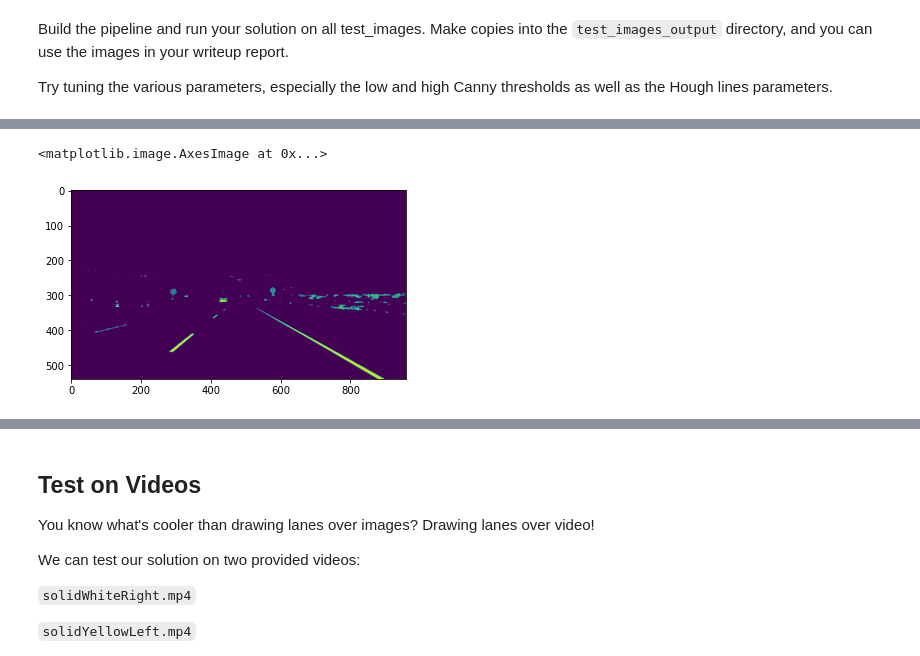
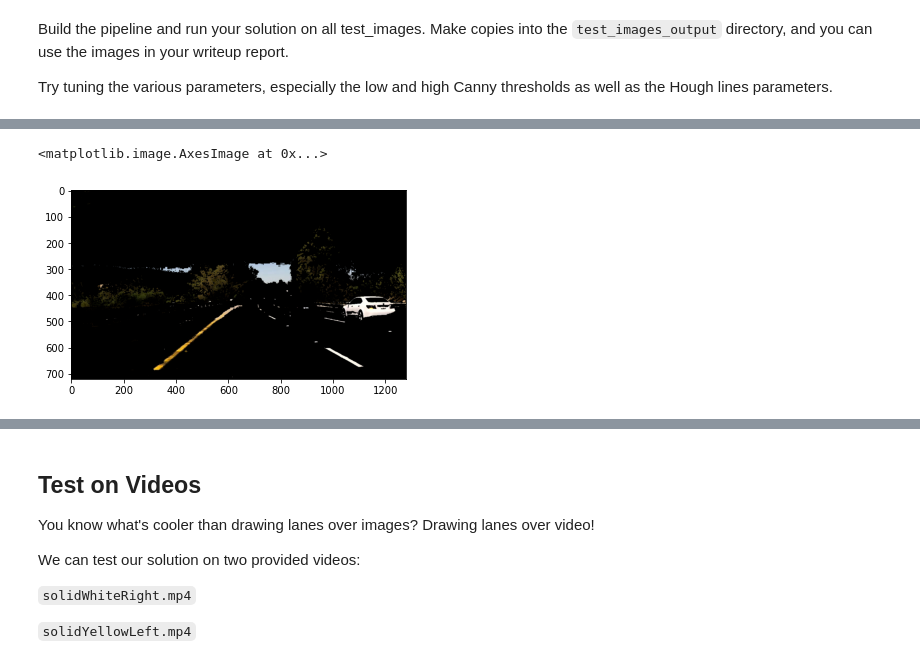
Before and after one commit to Zong-Yue/CarND-LaneLines-P1, a Jupyter notebook: P1.ipynb, the cells around one changed output, grey strips where cells are left out. Drawn from its saved outputs; the diff is of its cells as text; code cells hidden in the pictures.

```diff
--- a/P1.ipynb
+++ b/P1.ipynb
@@ -262,9 +376,9 @@ Try tuning the various parameters, especially the low and high Canny thresholds
 # %%
 # TODO: Build your pipeline that will draw lane lines on the test_images
 whiteYellowImage = mask_white_yellow(image)
 gray = grayscale(whiteYellowImage)
-plt.imshow(gray)
+plt.imshow(whiteYellowImage)
 # then save them to the test_images_output directory.
 # %% [output]
 <matplotlib.image.AxesImage at 0x...>
-[figure, old version]
+[figure, new version]
```
Also changed, not shown: parts of 17 cells of this notebook, 19 other files.
